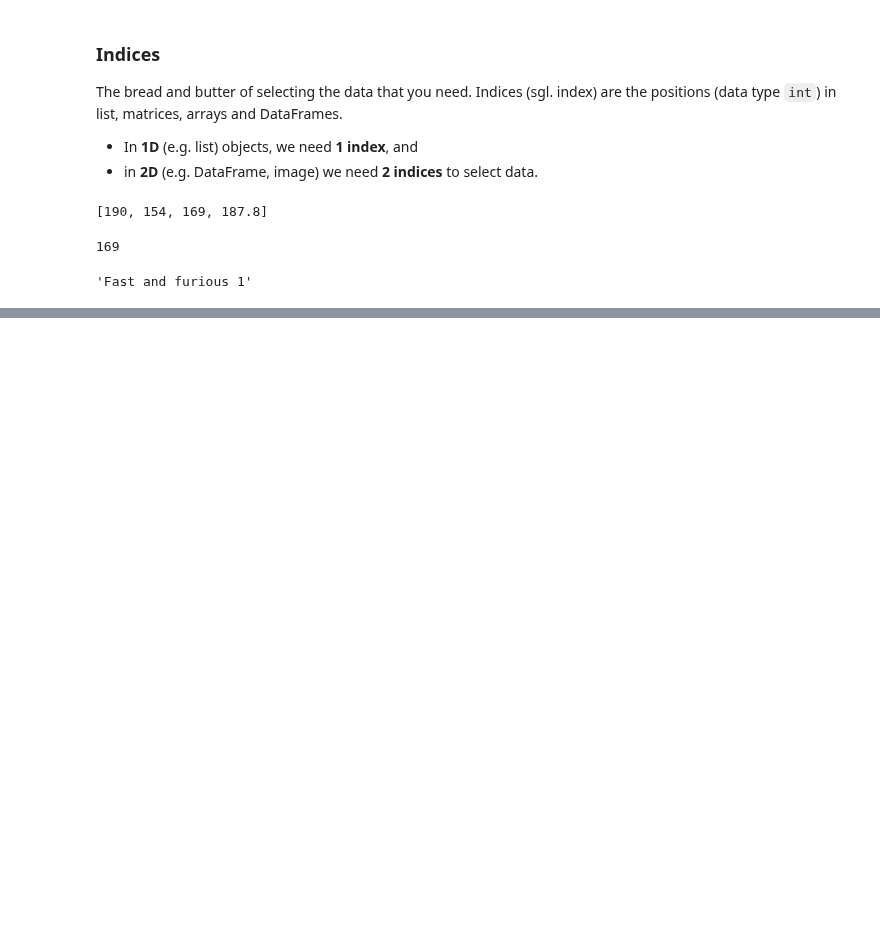
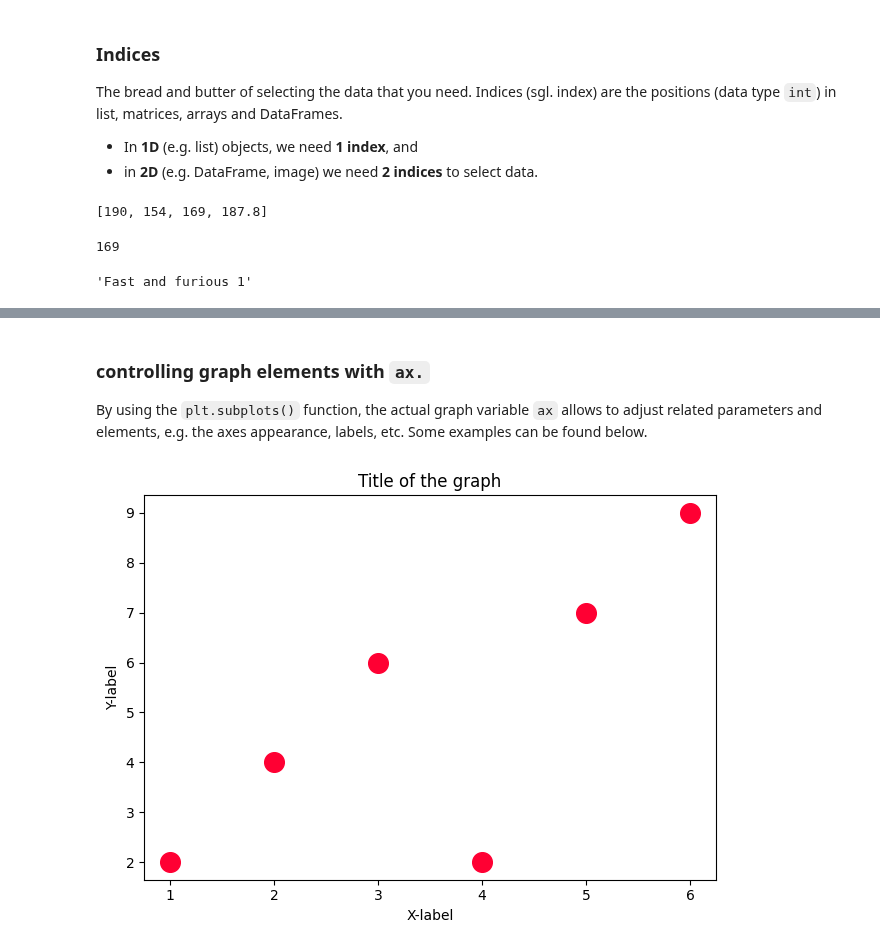
Before and after one commit to pohleric/geoscience-unifr-py, a Jupyter notebook: SGG.02101/Lesson_02/Lecture_2 - programming_basics.ipynb, the cells around one changed output, grey strips where cells are left out. Saved outputs shown, nothing was run; the diff lists cells and outputs as text; code cells hidden in the pictures; blank space fills up the shorter version.

```diff
--- a/SGG.02101/Lesson_02/Lecture_2 - programming_basics.ipynb
+++ b/SGG.02101/Lesson_02/Lecture_2 - programming_basics.ipynb
@@ -651,0 +646,22 @@ It requires the following arguments:
+# %% [markdown]
+### controlling graph elements with `ax.`
+By using the `plt.subplots()` function, the actual graph variable `ax` allows to adjust related parameters and elements, e.g. the axes appearance, labels, etc. Some examples can be found below.
+# %%
+import matplotlib.pyplot as plt
+
+# some data
+x = [1,2,3,4,5,6]
+y = [2,4,6,2,7,9]
+fig, ax = plt.subplots()
+
+# The actual graph
+ax.scatter(x,y, c='#FF0033', s=200)  # c-color, s-size
+ax.set_xlabel('X-label')  # sets the label on the x-axis
+ax.set_ylabel('Y-label')  # sets the label on the y-axis
+ax.set_title('Title of the graph')
+
+# The entire plot
+fig.tight_layout()  # adjusts the margins to fit the plot window
+fig.show()  # makes sure to display the final plot
+# %% [output]
+[figure, added]
```
Also changed, not shown: parts of 31 cells of this notebook, 2 other files.
